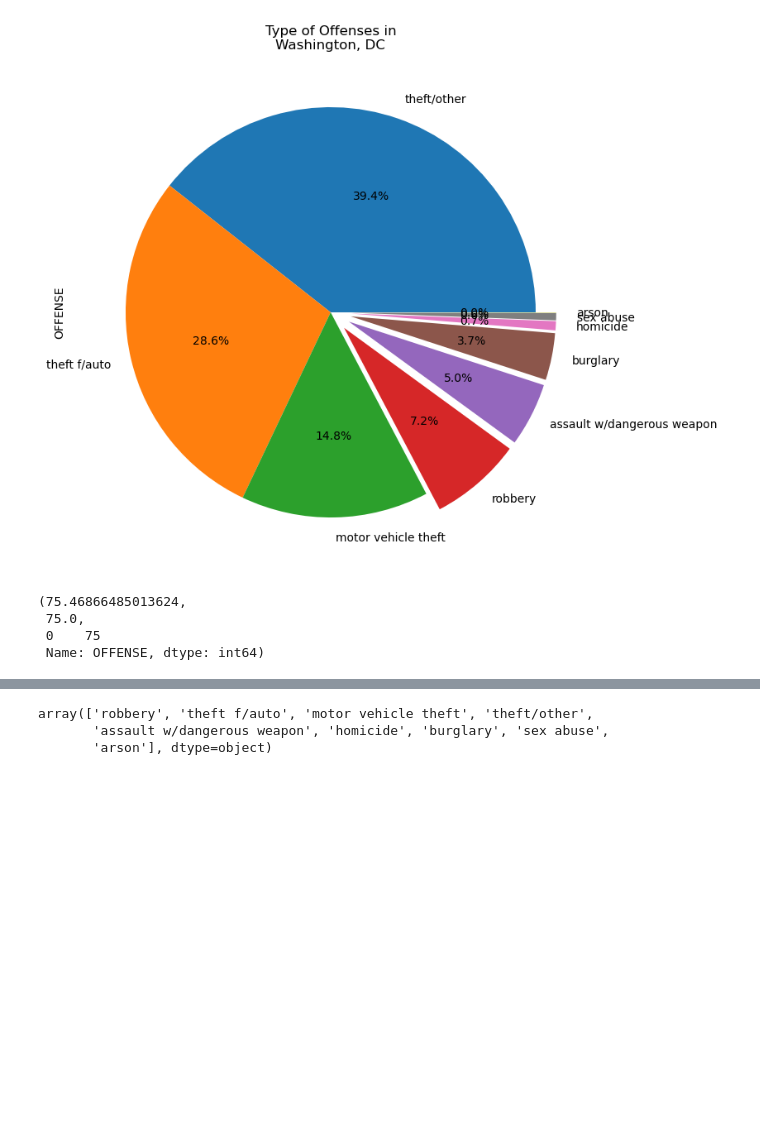
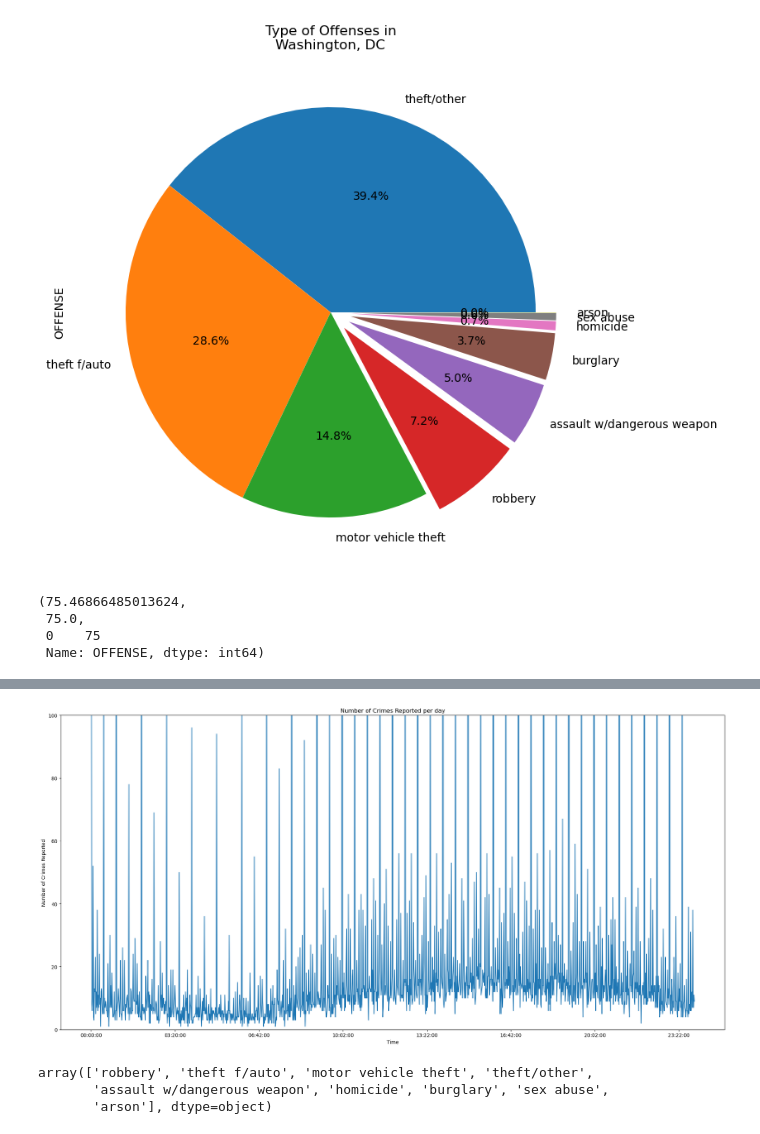
Before and after one commit to b-wild/Project_One_Group_2, a Jupyter notebook: DC_crime_analysis.ipynb, the cells around one changed output, grey strips where cells are left out. Saved outputs shown, nothing was run; the diff lists cells and outputs as text; code cells hidden in the pictures; blank space fills up the shorter version.

```diff
--- a/DC_crime_analysis.ipynb
+++ b/DC_crime_analysis.ipynb
@@ -65,3 +65,16 @@ plt.savefig("output_crime_data/Number_of_Crimes.png")
+# %%
+DC_crime.groupby('START_TIME').count()['OFFENSE'].plot(kind='line', figsize=(20,10))
+
+# Set the xlabel and ylabel using class methods
+plt.ylabel("Number of Crimes Reported")
+plt.xlabel("Time")
+plt.title("Number of Crimes Reported per day")
+plt.ylim(0, 100)
+plt.tight_layout()
+plt.savefig("output_crime_data/Number_of_Crimes_time.png")
+plt.show()
+# %% [output]
+[figure, added]
 # %%
 DC_crime['OFFENSE'].unique()
 # %% [output]
```
Also changed, not shown: parts of 2 cells of this notebook, 3 other files.
